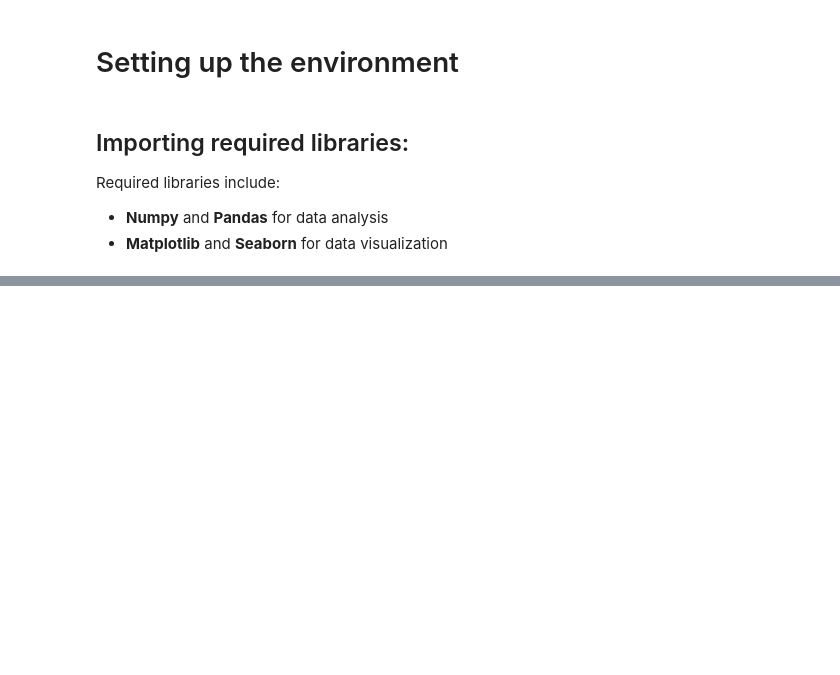
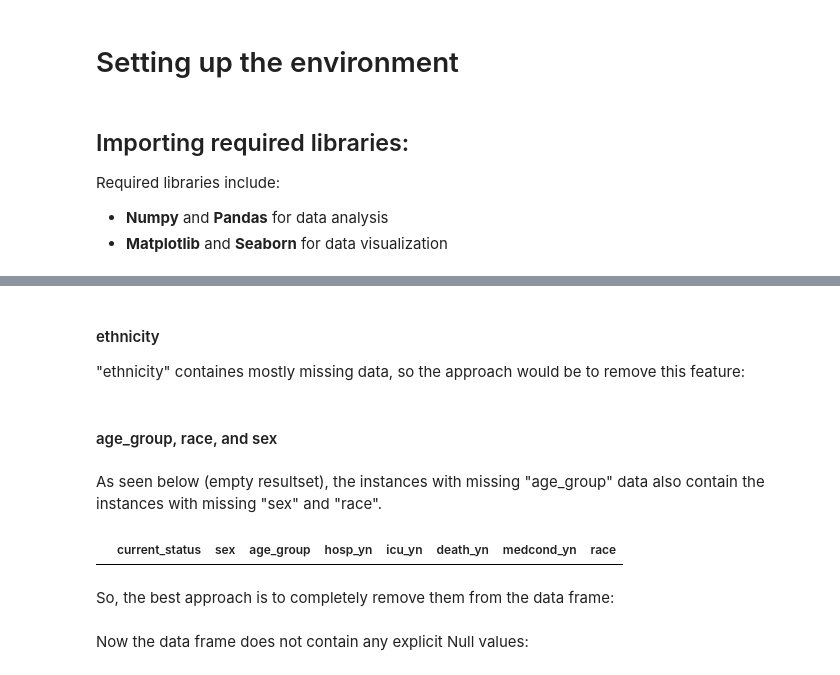
Before and after one commit to babakmahmoudian/ADS-ML, a Jupyter notebook: ml.ipynb, the cells around one changed output, grey strips where cells are left out. Saved outputs shown, nothing was run; the diff lists cells and outputs as text; code cells hidden in the pictures; blank space fills up the shorter version.

```diff
--- a/ml.ipynb
+++ b/ml.ipynb
@@ -39,0 +77,6 @@ Index(['FL_DATE', 'OP_CARRIER', 'OP_CARRIER_FL_NUM', 'ORIGIN', 'DEST',
+# %%
+race_ethnicity_split = df['Race and ethnicity (combined)'].str.split(",",n=1,expand=True)
+df["race"] = race_ethnicity_split[0]
+df["ethnicity"] = race_ethnicity_split[1]
+
+df = df.drop(["Race and ethnicity (combined)"], axis=1)
@@ -39,0 +92,2 @@ Index(['FL_DATE', 'OP_CARRIER', 'OP_CARRIER_FL_NUM', 'ORIGIN', 'DEST',
+# %%
+df = df.drop(["cdc_report_dt", "pos_spec_dt", "onset_dt"], axis=1)
@@ -39,0 +108,2 @@ Index(['FL_DATE', 'OP_CARRIER', 'OP_CARRIER_FL_NUM', 'ORIGIN', 'DEST',
+# %%
+df = df[~df['death_yn'].isin(['Unknown', 'Missing'])]
@@ -39,0 +135,17 @@ Index(['FL_DATE', 'OP_CARRIER', 'OP_CARRIER_FL_NUM', 'ORIGIN', 'DEST',
+# %% [markdown]
+
+#### ethnicity
+
+"ethnicity" containes mostly missing data, so the approach would be to remove this feature:
+# %%
+df = df.drop(["ethnicity"], axis=1)
+# %% [markdown]
+#### age_group, race, and sex
+# %% [markdown]
+As seen below (empty resultset), the instances with missing "age_group" data also contain the instances with missing "sex" and "race".
+# %%
+df[(df["sex"].isnull() | df["race"].isnull()) & (~df["age_group"].isnull())]
+# %% [output]
+|  | current_status | sex | age_group | hosp_yn | icu_yn | death_yn | medcond_yn | race |
+# %% [markdown]
+ So, the best approach is to completely remove them from the data frame:
@@ -39,0 +154,2 @@ Index(['FL_DATE', 'OP_CARRIER', 'OP_CARRIER_FL_NUM', 'ORIGIN', 'DEST',
+# %% [markdown]
+Now the data frame does not contain any explicit Null values:
```
Also changed, not shown: parts of 85 cells of this notebook.
